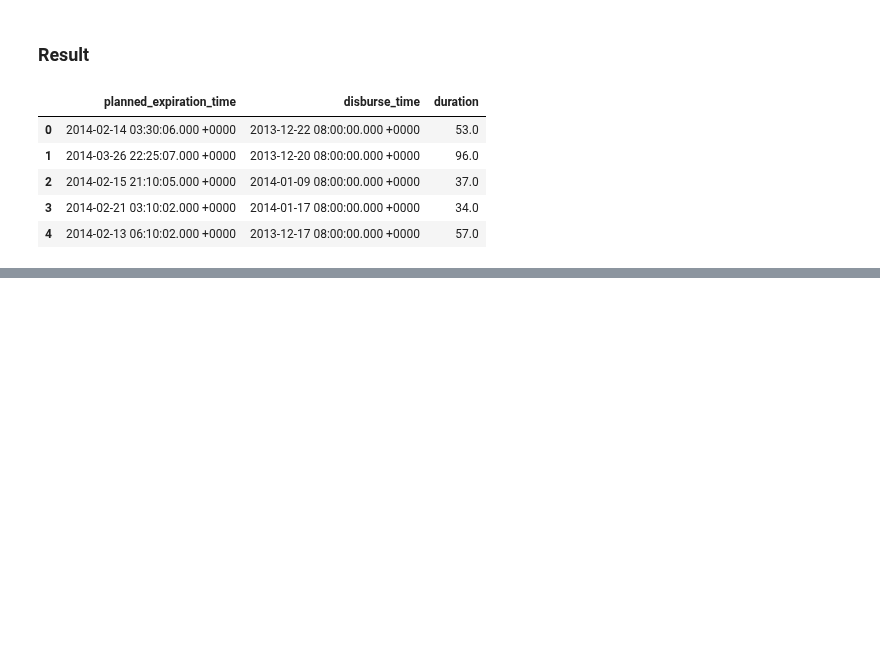
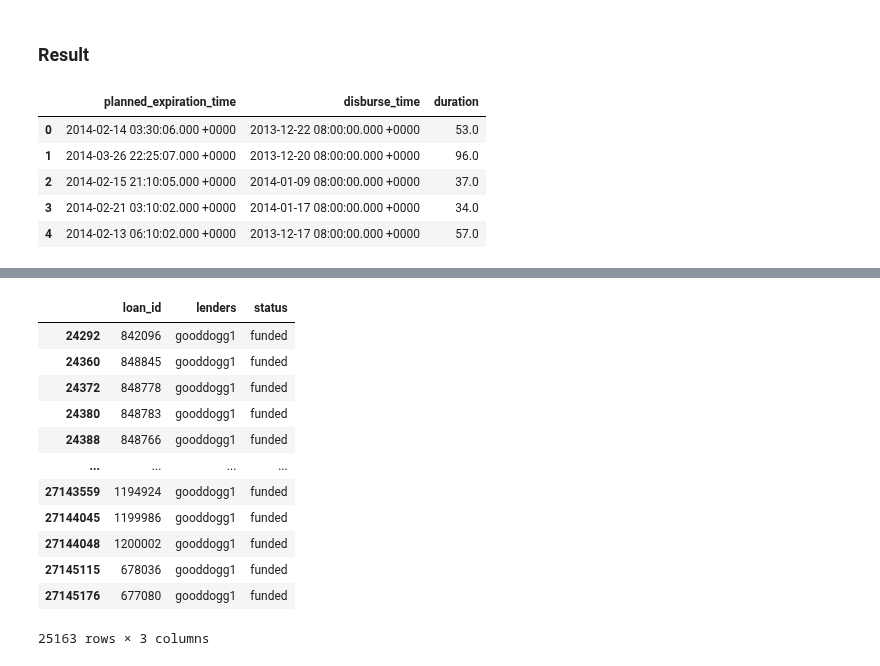
Before and after one commit to gaveter/Project_cs, a Jupyter notebook: Project.ipynb, the cells around one changed output, grey strips where cells are left out. Saved outputs shown, nothing was run; the diff lists cells and outputs as text; code cells hidden in the pictures; blank space fills up the shorter version.

```diff
--- a/Project.ipynb
+++ b/Project.ipynb
@@ -133,0 +154,3 @@ loan.head()[["planned_expiration_time","disburse_time","duration"]]
+# %%
+fundedLoan = loan[loan["status"]=='funded'][["loan_id","status"]]
+fundedLoan.head()
@@ -133,0 +166,3 @@ loan.head()[["planned_expiration_time","disburse_time","duration"]]
+# %%
+lenders_funded = pd.merge(loans_lender_norm,fundedLoan,how="inner",on="loan_id")
+lenders_funded.head()
@@ -133,0 +176,17 @@ loan.head()[["planned_expiration_time","disburse_time","duration"]]
+# %%
+prova1 = lenders_funded[lenders_funded["lenders"]=='gooddogg1']
+prova1
+# %% [output]
+|  | loan_id | lenders | status |
+| 24292 | 842096 | gooddogg1 | funded |
+| 24360 | 848845 | gooddogg1 | funded |
+| 24372 | 848778 | gooddogg1 | funded |
+| 24380 | 848783 | gooddogg1 | funded |
+| 24388 | 848766 | gooddogg1 | funded |
+| ... | ... | ... | ... |
+| 27143559 | 1194924 | gooddogg1 | funded |
+| 27144045 | 1199986 | gooddogg1 | funded |
+| 27144048 | 1200002 | gooddogg1 | funded |
+| 27145115 | 678036 | gooddogg1 | funded |
+| 27145176 | 677080 | gooddogg1 | funded |
+25163 rows × 3 columns
```
Also changed, not shown: parts of 20 cells of this notebook.
